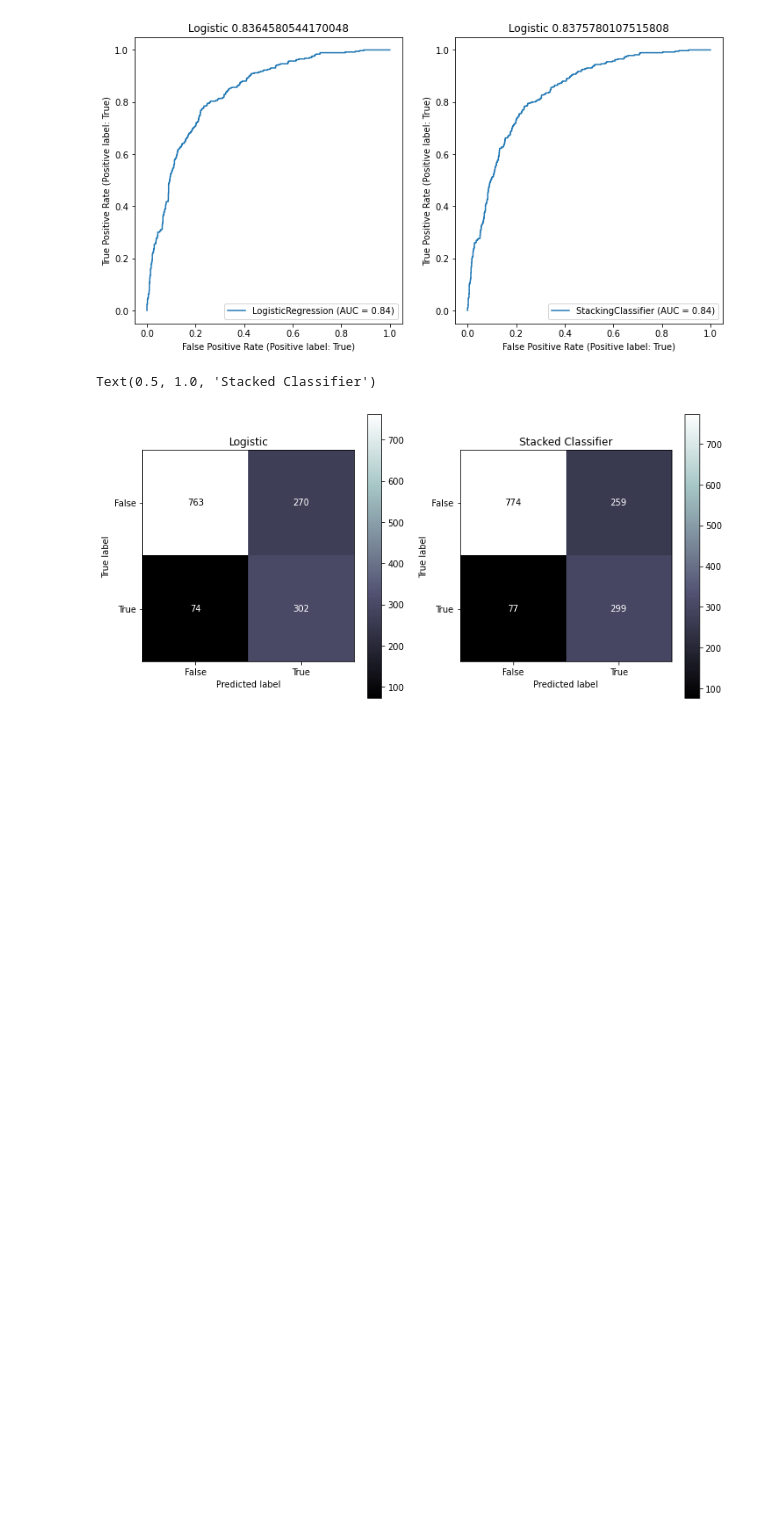
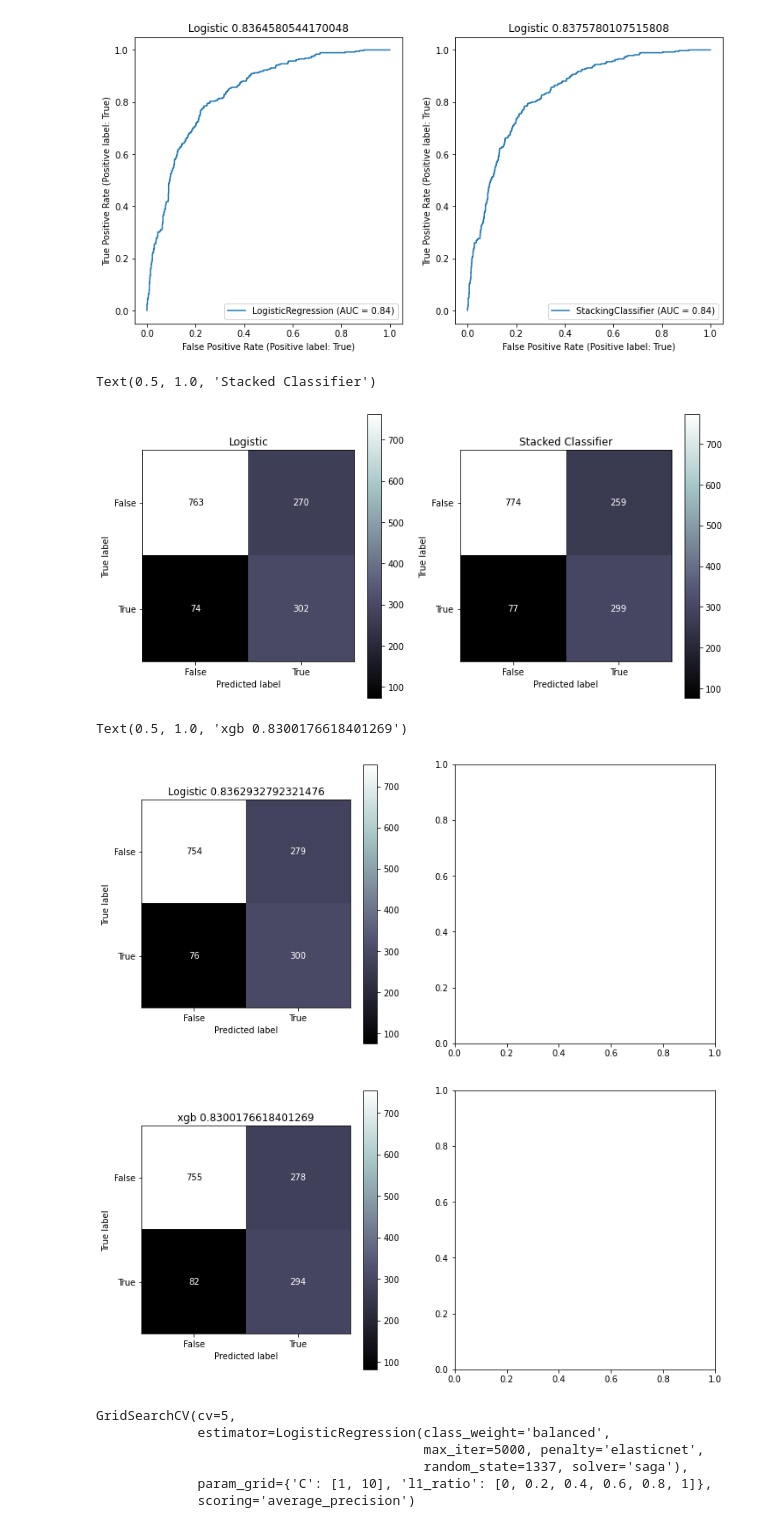
Before and after one commit to Jeff-ChenFan-Wang/TelecomChurnAnalysis, a Jupyter notebook: Model.ipynb, the cells around one changed output. Saved outputs shown, nothing was run; the diff lists cells and outputs as text; code cells hidden in the pictures; blank space fills up the shorter version.

```diff
--- a/Model.ipynb
+++ b/Model.ipynb
@@ -376,0 +429,19 @@ Text(0.5, 1.0, 'Stacked Classifier')
+# %%
+fig, ax = plt.subplots(1,2,figsize=(12,6))
+ConfusionMatrixDisplay.from_estimator(
+    log_grid_cv.best_estimator_,
+    log_x_test,y_test,
+    ax=ax[0],cmap='bone'
+)
+ax[0].set_title(f'Logistic {roc_auc_score(y_test,log_grid_cv.best_estimator_.predict_proba(log_x_test)[:,1])}')
+fig, ax = plt.subplots(1,2,figsize=(12,6))
+ConfusionMatrixDisplay.from_estimator(
+    xgb_grid_cv.best_estimator_,
+    tree_x_test,y_test,
+    ax=ax[0],cmap='bone'
+)
+ax[0].set_title(f'xgb {roc_auc_score(y_test,xgb_grid_cv.best_estimator_.predict_proba(tree_x_test)[:,1])}')
+# %% [output]
+Text(0.5, 1.0, 'xgb 0.8300176618401269')
+[figure, added]
+[figure, added]
@@ -376,0 +461,16 @@ Text(0.5, 1.0, 'Stacked Classifier')
+# %%
+log_grid_cv = GridSearchCV(
+    log_reg,
+    param_grid={
+        'l1_ratio':[0,0.2,0.4,0.6,0.8,1],
+        'C':[1,10]
+    },
+    scoring='average_precision',cv=5)
+log_grid_cv.fit(log_x_train,y_train)
+# %% [output]
+GridSearchCV(cv=5,
+             estimator=LogisticRegression(class_weight='balanced',
+                                          max_iter=5000, penalty='elasticnet',
+                                          random_state=1337, solver='saga'),
+             param_grid={'C': [1, 10], 'l1_ratio': [0, 0.2, 0.4, 0.6, 0.8, 1]},
+             scoring='average_precision')
```
Also changed, not shown: parts of 9 cells of this notebook.
